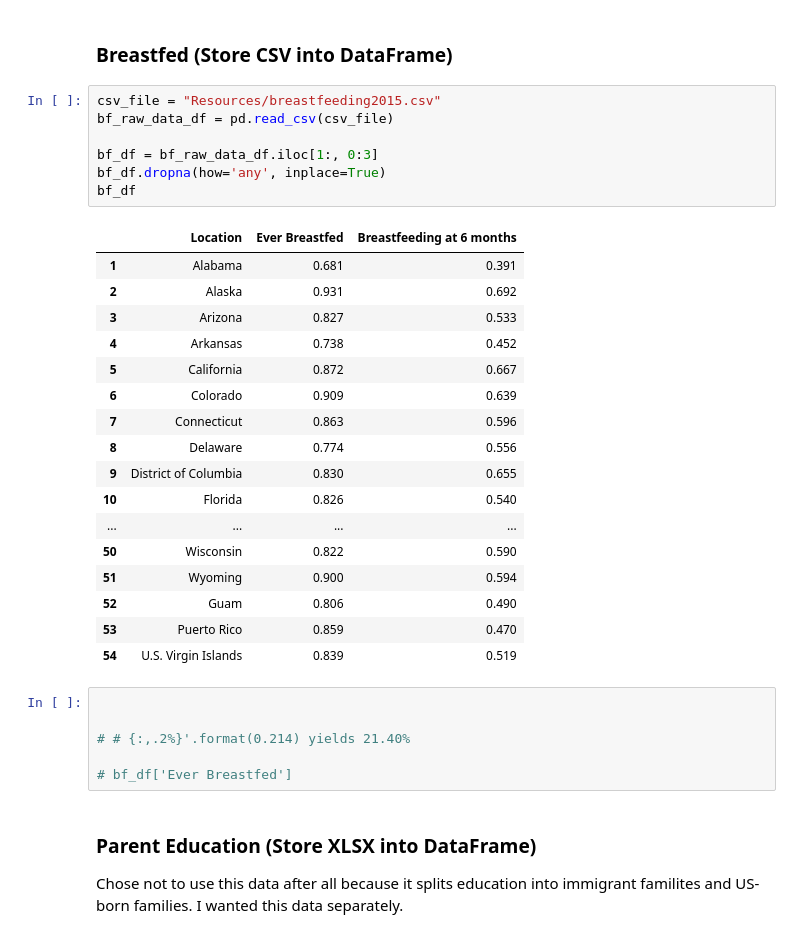
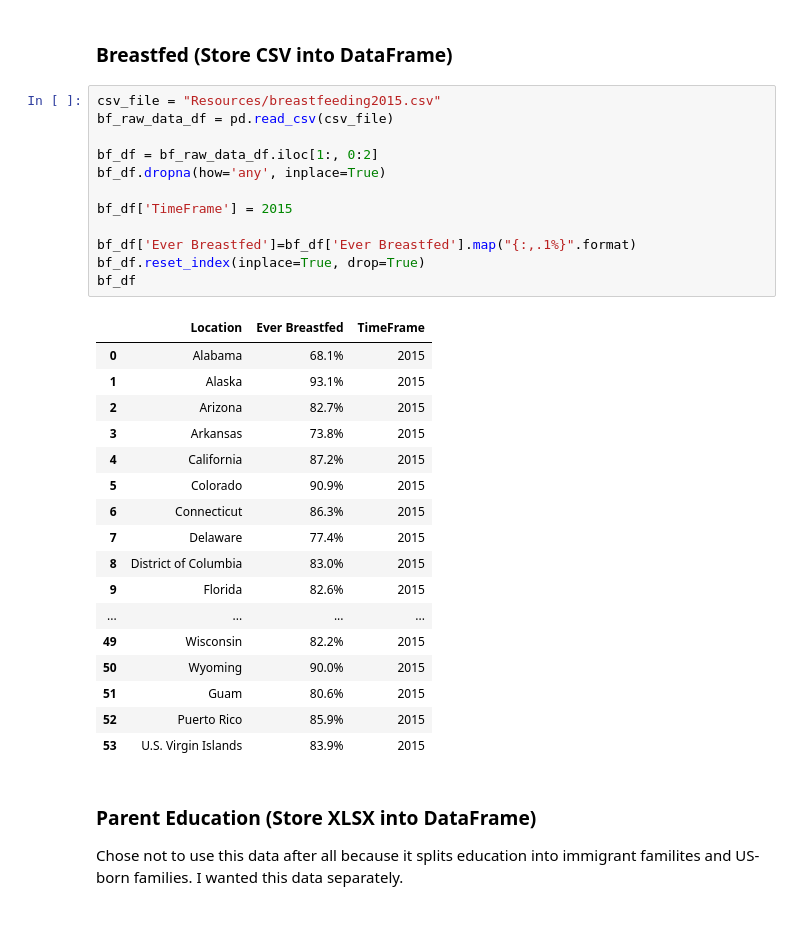
Before and after one commit to sinadodd/ETL-Project, a Jupyter notebook: RTD_parent_factors.ipynb, the cells around one changed output. Cells and saved outputs as stored; diff of their text form.

```diff
--- a/RTD_parent_factors.ipynb
+++ b/RTD_parent_factors.ipynb
@@ -6,34 +6,33 @@ from sqlalchemy import create_engine
 # %%
 csv_file = "Resources/breastfeeding2015.csv"
 bf_raw_data_df = pd.read_csv(csv_file)
 
-bf_df = bf_raw_data_df.iloc[1:, 0:3]
+bf_df = bf_raw_data_df.iloc[1:, 0:2]
 bf_df.dropna(how='any', inplace=True)
+
+bf_df['TimeFrame'] = 2015
+
+bf_df['Ever Breastfed']=bf_df['Ever Breastfed'].map("{:,.1%}".format)
+bf_df.reset_index(inplace=True, drop=True)
 bf_df
 # %% [output]
-|  | Location | Ever Breastfed | Breastfeeding at 6 months |
-| 1 | Alabama | 0.681 | 0.391 |
-| 2 | Alaska | 0.931 | 0.692 |
-| 3 | Arizona | 0.827 | 0.533 |
-| 4 | Arkansas | 0.738 | 0.452 |
-| 5 | California | 0.872 | 0.667 |
-| 6 | Colorado | 0.909 | 0.639 |
-| 7 | Connecticut | 0.863 | 0.596 |
-| 8 | Delaware | 0.774 | 0.556 |
-| 9 | District of Columbia | 0.830 | 0.655 |
-| 10 | Florida | 0.826 | 0.540 |
+|  | Location | Ever Breastfed | TimeFrame |
+| 0 | Alabama | 68.1% | 2015 |
+| 1 | Alaska | 93.1% | 2015 |
+| 2 | Arizona | 82.7% | 2015 |
+| 3 | Arkansas | 73.8% | 2015 |
+| 4 | California | 87.2% | 2015 |
+| 5 | Colorado | 90.9% | 2015 |
+| 6 | Connecticut | 86.3% | 2015 |
+| 7 | Delaware | 77.4% | 2015 |
+| 8 | District of Columbia | 83.0% | 2015 |
+| 9 | Florida | 82.6% | 2015 |
 | ... | ... | ... | ... |
-| 50 | Wisconsin | 0.822 | 0.590 |
-| 51 | Wyoming | 0.900 | 0.594 |
-| 52 | Guam | 0.806 | 0.490 |
-| 53 | Puerto Rico | 0.859 | 0.470 |
-| 54 | U.S. Virgin Islands | 0.839 | 0.519 |
+| 49 | Wisconsin | 82.2% | 2015 |
+| 50 | Wyoming | 90.0% | 2015 |
+| 51 | Guam | 80.6% | 2015 |
+| 52 | Puerto Rico | 85.9% | 2015 |
+| 53 | U.S. Virgin Islands | 83.9% | 2015 |
-# %%
-
-
-# # {:,.2%}'.format(0.214) yields 21.40%
-
-# bf_df['Ever Breastfed']
 # %% [markdown]
 ### Parent Education (Store XLSX into DataFrame)
 Chose not to use this data after all because it splits education into immigrant familites and US-born families. I wanted this data separately.
```
Also changed, not shown: parts of 13 cells of this notebook, 1 other file.
